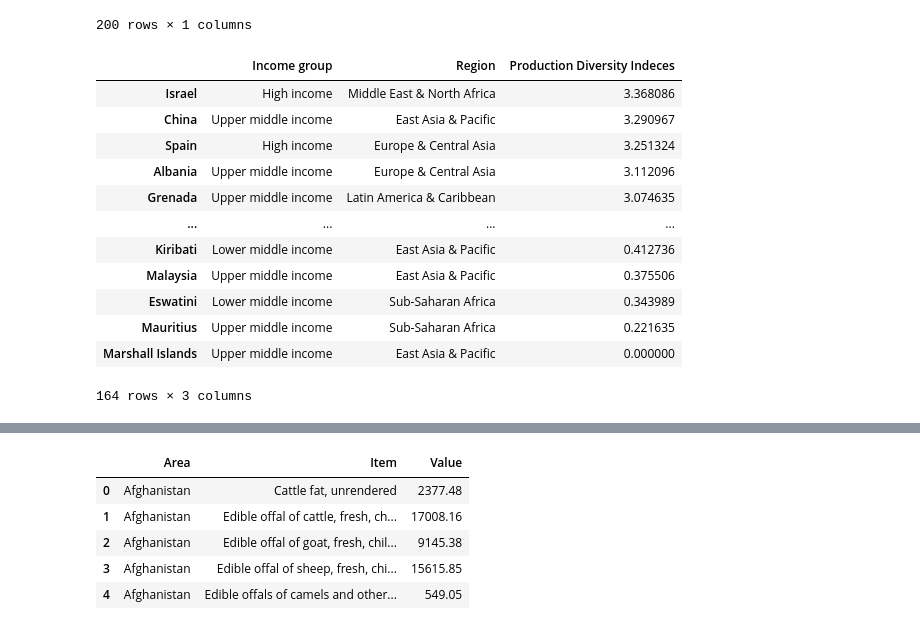
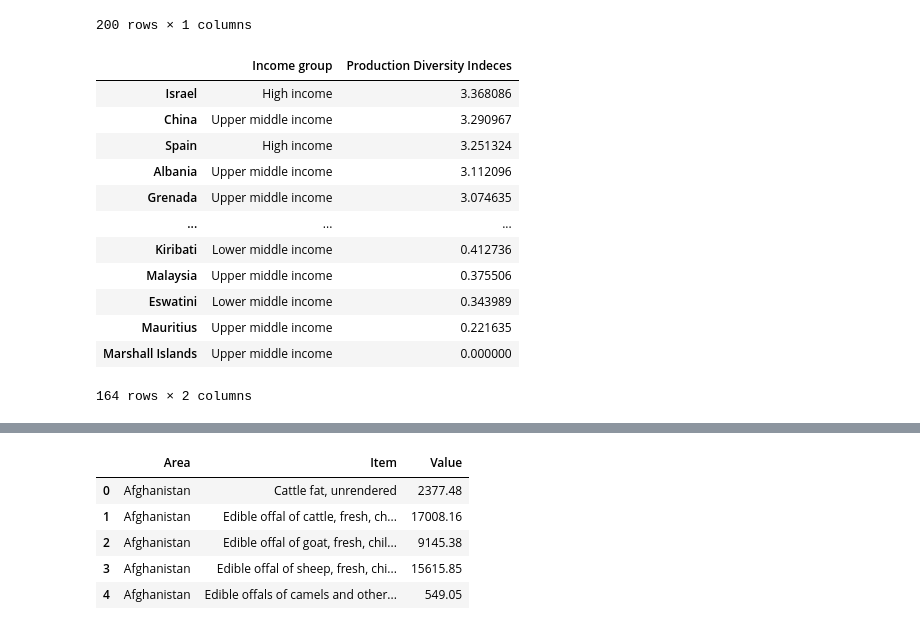
Before and after one commit to DavidMbelwa/thesis, a Jupyter notebook: Materials_and_methods.ipynb, the cells around one changed output, grey strips where cells are left out. Cells and saved outputs as stored; diff of their text form; code cells hidden in the pictures.

```diff
--- a/Materials_and_methods.ipynb
+++ b/Materials_and_methods.ipynb
@@ -2190,32 +3248,32 @@ shannon_raw_crops
 # %%
 # Matching country groups with their sizes of economy
 
 shannon_raw_crops_country_groups = pd.merge(size_of_economy,
                                             shannon_raw_crops,
                                             left_index=True,
-                                            right_index=True)
+                                            right_index=True).drop("Region", axis=1)
 
 shannon_raw_crops_sorted = shannon_raw_crops_country_groups.sort_values("Production Diversity Indeces", ascending=False)
 
 
 # Saving the dataframe above
 # shannon_raw_crops_sorted.to_csv("01. Clean Datasets/Metric_5/shannon_raw_crops.csv")
 
 shannon_raw_crops_sorted
 # %% [output]
-|  | Income group | Region | Production Diversity Indeces |
-| Israel | High income | Middle East & North Africa | 3.368086 |
-| China | Upper middle income | East Asia & Pacific | 3.290967 |
-| Spain | High income | Europe & Central Asia | 3.251324 |
-| Albania | Upper middle income | Europe & Central Asia | 3.112096 |
-| Grenada | Upper middle income | Latin America & Caribbean | 3.074635 |
-| ... | ... | ... | ... |
-| Kiribati | Lower middle income | East Asia & Pacific | 0.412736 |
-| Malaysia | Upper middle income | East Asia & Pacific | 0.375506 |
-| Eswatini | Lower middle income | Sub-Saharan Africa | 0.343989 |
-| Mauritius | Upper middle income | Sub-Saharan Africa | 0.221635 |
-| Marshall Islands | Upper middle income | East Asia & Pacific | 0.000000 |
+|  | Income group | Production Diversity Indeces |
+| Israel | High income | 3.368086 |
+| China | Upper middle income | 3.290967 |
+| Spain | High income | 3.251324 |
+| Albania | Upper middle income | 3.112096 |
+| Grenada | Upper middle income | 3.074635 |
+| ... | ... | ... |
+| Kiribati | Lower middle income | 0.412736 |
+| Malaysia | Upper middle income | 0.375506 |
+| Eswatini | Lower middle income | 0.343989 |
+| Mauritius | Upper middle income | 0.221635 |
+| Marshall Islands | Upper middle income | 0.000000 |
-164 rows × 3 columns
+164 rows × 2 columns
 # %%
 # Importing the raw animal products production data
 
```
Also changed, not shown: parts of 77 cells of this notebook, 23 other files.
